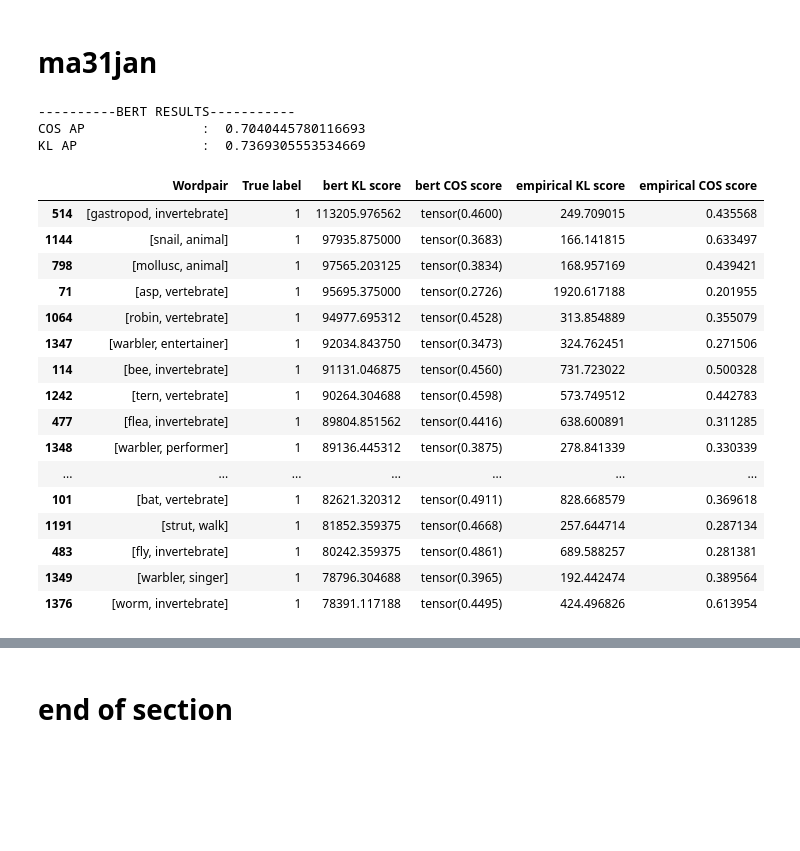
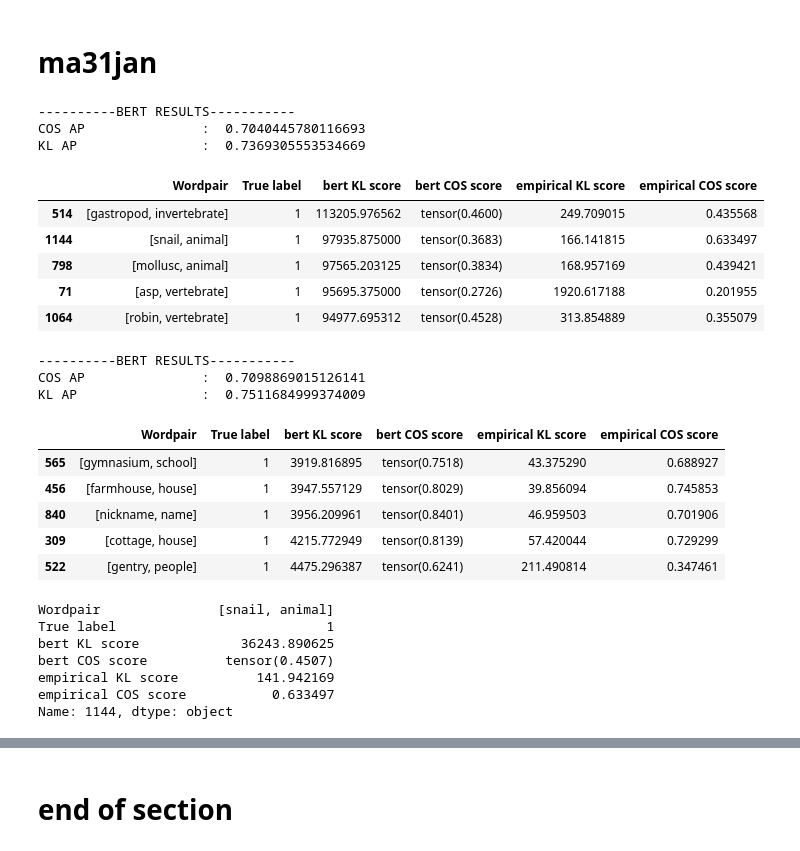
Before and after one commit to roritol/Bachelor-thesis, a Jupyter notebook: jupyter_notebook/Pipeline_Bert_Baroni.ipynb, the cells around one changed output, grey strips where cells are left out. Drawn from its saved outputs; the diff is of its cells as text; code cells hidden in the pictures; blank space fills up the shorter version.

```diff
--- a/jupyter_notebook/Pipeline_Bert_Baroni.ipynb
+++ b/jupyter_notebook/Pipeline_Bert_Baroni.ipynb
@@ -509,42 +509,71 @@ plt.show()
 # %%
 import pickle5 as pickle
 
 
 
 with open(f'../data_shared/ma31jan/df_curated5_diag_Falsenum3.pickle', 'rb') as f:
     df1test = pickle.load(f)
 
 
 
 
 # CALCULATE KL and COS
 
 
 print("----------BERT RESULTS-----------")
 print("COS AP               : ", average_precision_score(df1test["True label"], df1test["bert COS score"]))
 print("KL AP                : ", average_precision_score(df1test["True label"], -df1test["bert KL score"]))
 
 result_df1= df1test.loc[df1test['True label']==1]
-result_df1.nlargest(20, 'bert KL score')
+result_df1.nlargest(5, 'bert KL score')
 # %% [output]
 ----------BERT RESULTS-----------
 COS AP               :  0.7040445780116693
 KL AP                :  0.7369305553534669
 |  | Wordpair | True label | bert KL score | bert COS score | empirical KL score | empirical COS score |
 | 514 | [gastropod, invertebrate] | 1 | 113205.976562 | tensor(0.4600) | 249.709015 | 0.435568 |
 | 1144 | [snail, animal] | 1 | 97935.875000 | tensor(0.3683) | 166.141815 | 0.633497 |
 | 798 | [mollusc, animal] | 1 | 97565.203125 | tensor(0.3834) | 168.957169 | 0.439421 |
 | 71 | [asp, vertebrate] | 1 | 95695.375000 | tensor(0.2726) | 1920.617188 | 0.201955 |
 | 1064 | [robin, vertebrate] | 1 | 94977.695312 | tensor(0.4528) | 313.854889 | 0.355079 |
-| 1347 | [warbler, entertainer] | 1 | 92034.843750 | tensor(0.3473) | 324.762451 | 0.271506 |
-| 114 | [bee, invertebrate] | 1 | 91131.046875 | tensor(0.4560) | 731.723022 | 0.500328 |
-| 1242 | [tern, vertebrate] | 1 | 90264.304688 | tensor(0.4598) | 573.749512 | 0.442783 |
-| 477 | [flea, invertebrate] | 1 | 89804.851562 | tensor(0.4416) | 638.600891 | 0.311285 |
-| 1348 | [warbler, performer] | 1 | 89136.445312 | tensor(0.3875) | 278.841339 | 0.330339 |
-| ... | ... | ... | ... | ... | ... | ... |
-| 101 | [bat, vertebrate] | 1 | 82621.320312 | tensor(0.4911) | 828.668579 | 0.369618 |
-| 1191 | [strut, walk] | 1 | 81852.359375 | tensor(0.4668) | 257.644714 | 0.287134 |
-| 483 | [fly, invertebrate] | 1 | 80242.359375 | tensor(0.4861) | 689.588257 | 0.281381 |
-| 1349 | [warbler, singer] | 1 | 78796.304688 | tensor(0.3965) | 192.442474 | 0.389564 |
-| 1376 | [worm, invertebrate] | 1 | 78391.117188 | tensor(0.4495) | 424.496826 | 0.613954 |
+# %%
+import pickle5 as pickle
+
+
+
+with open(f'../data_shared/ma31jan/df_curated30_diag_Falsenum3.pickle', 'rb') as f:
+    df1test = pickle.load(f)
+
+
+
+
+# CALCULATE KL and COS
+
+
+print("----------BERT RESULTS-----------")
+print("COS AP               : ", average_precision_score(df1test["True label"], df1test["bert COS score"]))
+print("KL AP                : ", average_precision_score(df1test["True label"], -df1test["bert KL score"]))
+
+result_df1= df1test.loc[df1test['True label']==1]
+result_df1.nsmallest(5, 'bert KL score')
+# %% [output]
+----------BERT RESULTS-----------
+COS AP               :  0.7098869015126141
+KL AP                :  0.7511684999374009
+|  | Wordpair | True label | bert KL score | bert COS score | empirical KL score | empirical COS score |
+| 565 | [gymnasium, school] | 1 | 3919.816895 | tensor(0.7518) | 43.375290 | 0.688927 |
+| 456 | [farmhouse, house] | 1 | 3947.557129 | tensor(0.8029) | 39.856094 | 0.745853 |
+| 840 | [nickname, name] | 1 | 3956.209961 | tensor(0.8401) | 46.959503 | 0.701906 |
+| 309 | [cottage, house] | 1 | 4215.772949 | tensor(0.8139) | 57.420044 | 0.729299 |
+| 522 | [gentry, people] | 1 | 4475.296387 | tensor(0.6241) | 211.490814 | 0.347461 |
+# %%
+df1test.loc[1144]
+# %% [output]
+Wordpair               [snail, animal]
+True label                           1
+bert KL score             36243.890625
+bert COS score          tensor(0.4507)
+empirical KL score          141.942169
+empirical COS score           0.633497
+Name: 1144, dtype: object
 # %%
```
Also changed, not shown: parts of 1 cell of this notebook, 1 other file.
